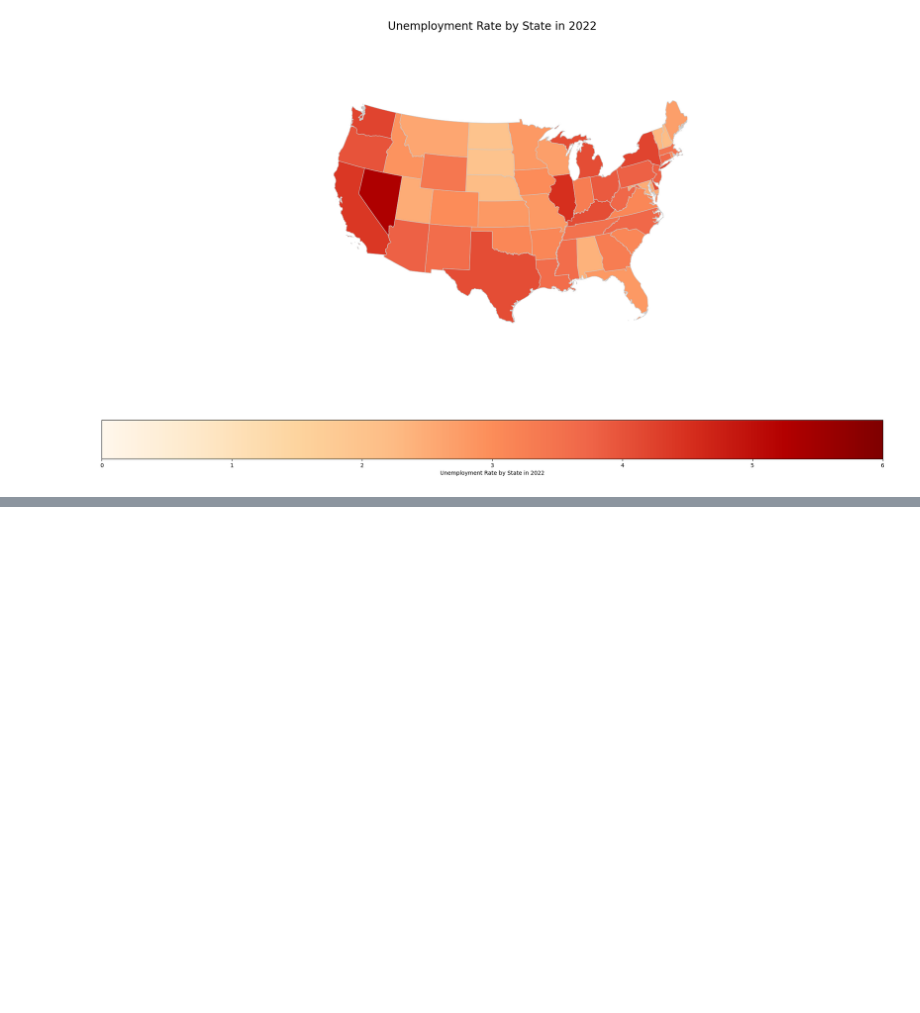
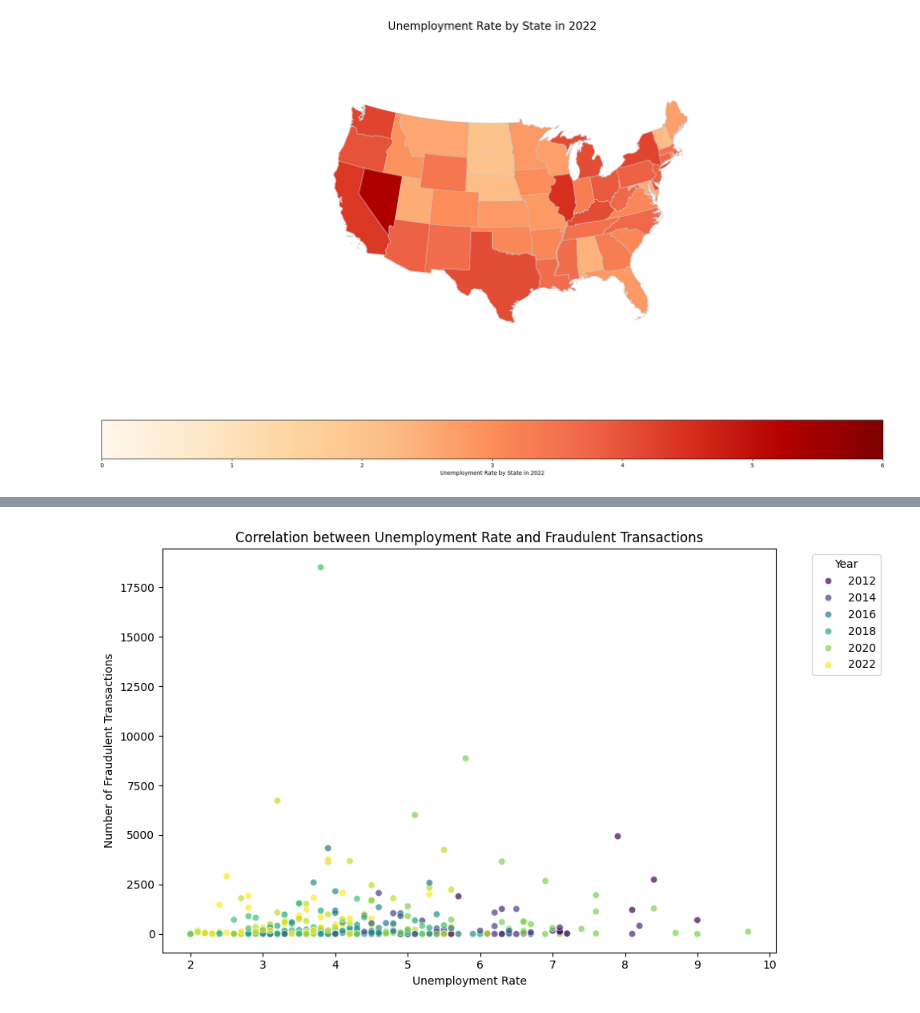
Before and after one commit to ryantangmj/ryantangmj.github.io, a Jupyter notebook: final_tutorial.ipynb, the cells around one changed output, grey strips where cells are left out. Cells and saved outputs as stored; diff of their text form; code cells hidden in the pictures; blank space fills up the shorter version.

Commit message:
Merged both datasets and added some markdown cells

```diff
--- a/final_tutorial.ipynb
+++ b/final_tutorial.ipynb
@@ -559,3 +567,12 @@ plt.tight_layout()
 plt.show()
 # %% [output]
 [figure]
+# %%
+# join on 'state' from df_unemployment and 'state_name' from data_cargo
+# join on 'year' from df_unemployment and 'data_year' from data_cargo
+merged_df = pd.merge(df_unemployment, data_cargo, left_on=['state', 'year'], right_on=['state_name', 'data_year'])
+
+merged_df.drop(["data_year", "state_name"], axis=1, inplace=True)
+
+# display the merged DataFrame
+display(merged_df.head())
@@ -561,0 +587,18 @@ plt.show()
+# %%
+# aggregate data_cargo to count the number of entries per state and year
+cargo_counts = merged_df.groupby(['state', 'year']).agg(
+    cargo_count=('state', 'size'),
+    unemployment_rate=('unemployment_rate', 'mean')
+).reset_index()
+
+# plot the correlation
+plt.figure(figsize=(10, 6))
+sns.scatterplot(data=cargo_counts, x='unemployment_rate', y='cargo_count', hue='year', palette='viridis', alpha=0.7)
+plt.xlabel('Unemployment Rate')
+plt.ylabel('Number of Fraudulent Transactions')
+plt.title('Correlation between Unemployment Rate and Fraudulent Transactions')
+plt.legend(title='Year', bbox_to_anchor=(1.05, 1), loc='upper left')
+plt.tight_layout()
+plt.show()
+# %% [output]
+[figure, added]
```
Also changed, not shown: parts of 6 cells of this notebook.
